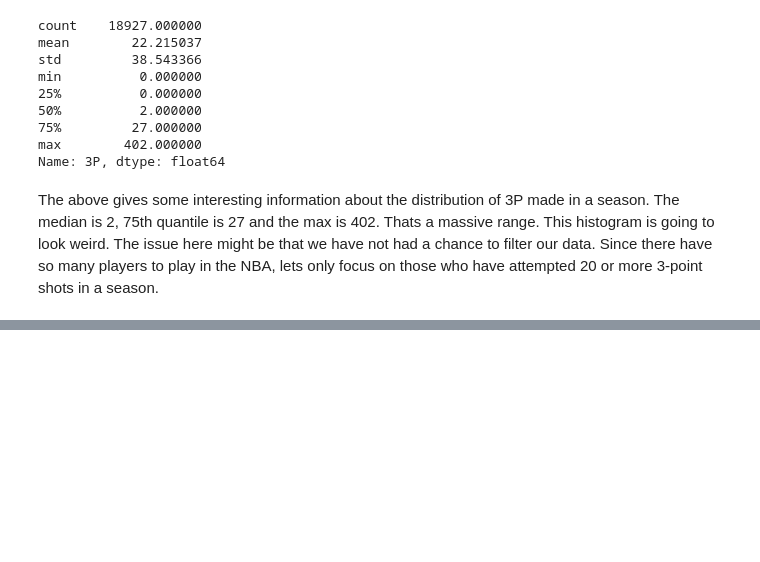
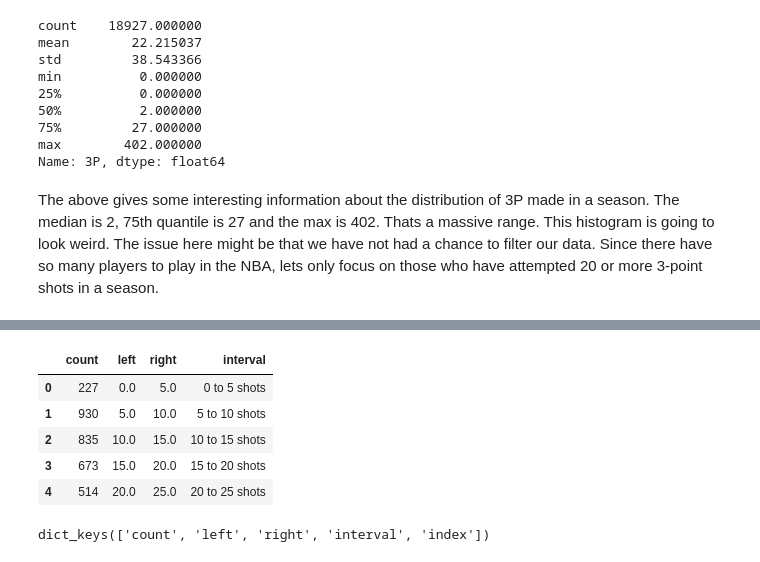
Before and after one commit to larocquedylan/NBA_Analytics, a Jupyter notebook: NBA_DataViz.ipynb, the cells around one changed output, grey strips where cells are left out. Drawn from its saved outputs; the diff is of its cells as text; code cells hidden in the pictures; blank space fills up the shorter version.

```diff
--- a/NBA_DataViz.ipynb
+++ b/NBA_DataViz.ipynb
@@ -90 +91,26 @@ The above shows the number of 3-pointers made by a player in a season. I want to
+# %%
+#Same as before. Select columns we want, make bins and create a dataframe
+df_3PA = DF.loc[(DF["3PA"]>20)]
+arr_hist, edges = np.histogram(df_3PA["3P"], bins =81, range=[0,405] )
+
+splash = pd.DataFrame({'count': arr_hist,
+                      'left': edges[:-1],
+                      'right': edges[1:]})
+#Add a new column to the dataframe for the length of the interval
+splash['interval'] = ['%d to %d shots' %(left,right)
+                      for left,right in zip(splash['left'], splash['right'])]
+splash.head()
+# %% [output]
+|  | count | left | right | interval |
+| 0 | 227 | 0.0 | 5.0 | 0 to 5 shots |
+| 1 | 930 | 5.0 | 10.0 | 5 to 10 shots |
+| 2 | 835 | 10.0 | 15.0 | 10 to 15 shots |
+| 3 | 673 | 15.0 | 20.0 | 15 to 20 shots |
+| 4 | 514 | 20.0 | 25.0 | 20 to 25 shots |
+# %%
+#Add the above dataframe to a ColumnDataSource to allow for interactivty later on
+src = ColumnDataSource(splash)
+src.data.keys()
+# %% [output]
+dict_keys(['count', 'left', 'right', 'interval', 'index'])
 # %%
```
Also changed, not shown: parts of 6 cells of this notebook.
